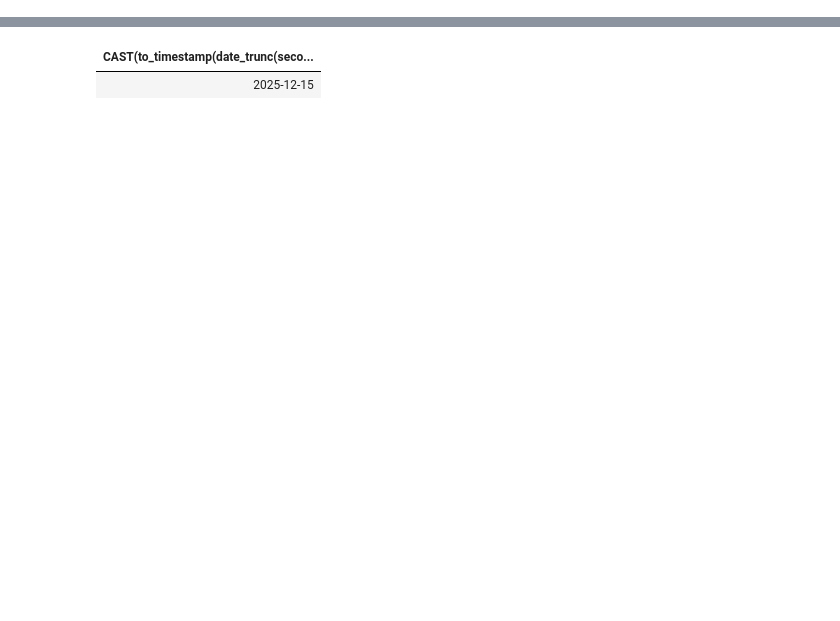
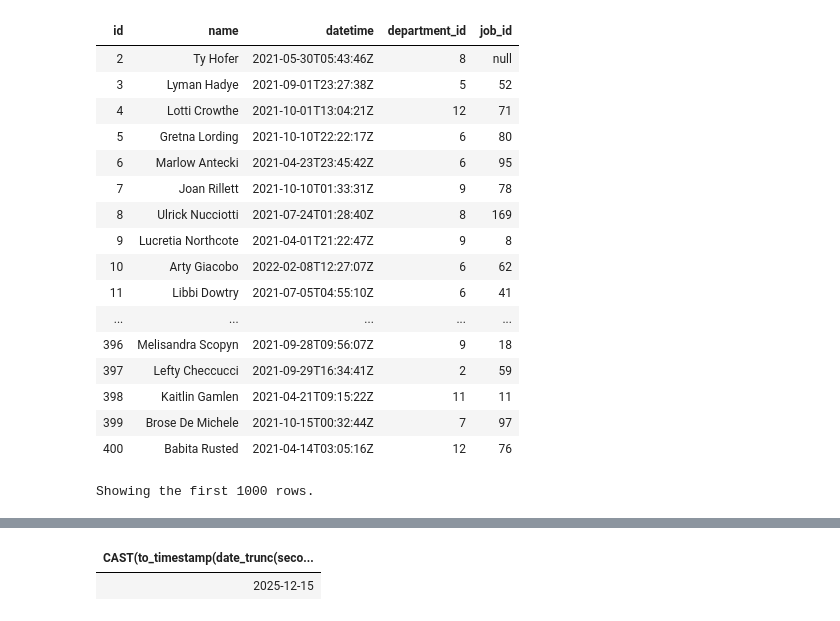
Before and after one commit to alexis18daes/databricks_challenge_repo, a Jupyter notebook: challenge_final.ipynb, the cells around one changed output, grey strips where cells are left out. Saved outputs shown, nothing was run; the diff lists cells and outputs as text; code cells hidden in the pictures; blank space fills up the shorter version.

```diff
--- a/challenge_final.ipynb
+++ b/challenge_final.ipynb
@@ -143,0 +160,23 @@ main()
+# %%
+%sql
+--validamos tabla 1
+select * from db_bronze.table_hired_employees;
+# %% [output]
+| id | name | datetime | department_id | job_id |
+| 2 | Ty Hofer | 2021-05-30T05:43:46Z | 8 | null |
+| 3 | Lyman Hadye | 2021-09-01T23:27:38Z | 5 | 52 |
+| 4 | Lotti Crowthe | 2021-10-01T13:04:21Z | 12 | 71 |
+| 5 | Gretna Lording | 2021-10-10T22:22:17Z | 6 | 80 |
+| 6 | Marlow Antecki | 2021-04-23T23:45:42Z | 6 | 95 |
+| 7 | Joan Rillett | 2021-10-10T01:33:31Z | 9 | 78 |
+| 8 | Ulrick Nucciotti | 2021-07-24T01:28:40Z | 8 | 169 |
+| 9 | Lucretia Northcote | 2021-04-01T21:22:47Z | 9 | 8 |
+| 10 | Arty Giacobo | 2022-02-08T12:27:07Z | 6 | 62 |
+| 11 | Libbi Dowtry | 2021-07-05T04:55:10Z | 6 | 41 |
+| ... | ... | ... | ... | ... |
+| 396 | Melisandra Scopyn | 2021-09-28T09:56:07Z | 9 | 18 |
+| 397 | Lefty Checcucci | 2021-09-29T16:34:41Z | 2 | 59 |
+| 398 | Kaitlin Gamlen | 2021-04-21T09:15:22Z | 11 | 11 |
+| 399 | Brose De Michele | 2021-10-15T00:32:44Z | 7 | 97 |
+| 400 | Babita Rusted | 2021-04-14T03:05:16Z | 12 | 76 |
+Showing the first 1000 rows.
```
Also changed, not shown: parts of 3 cells of this notebook.
